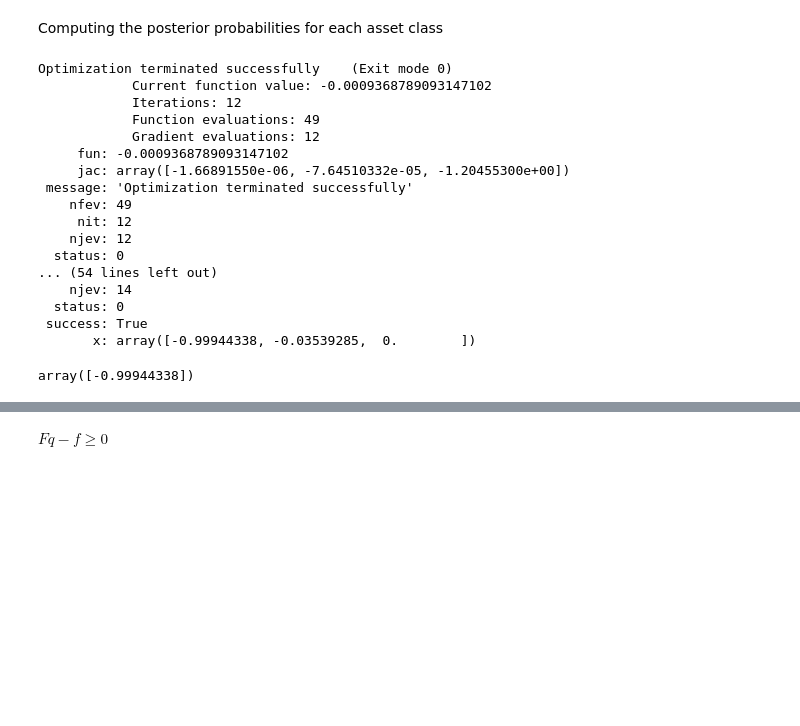
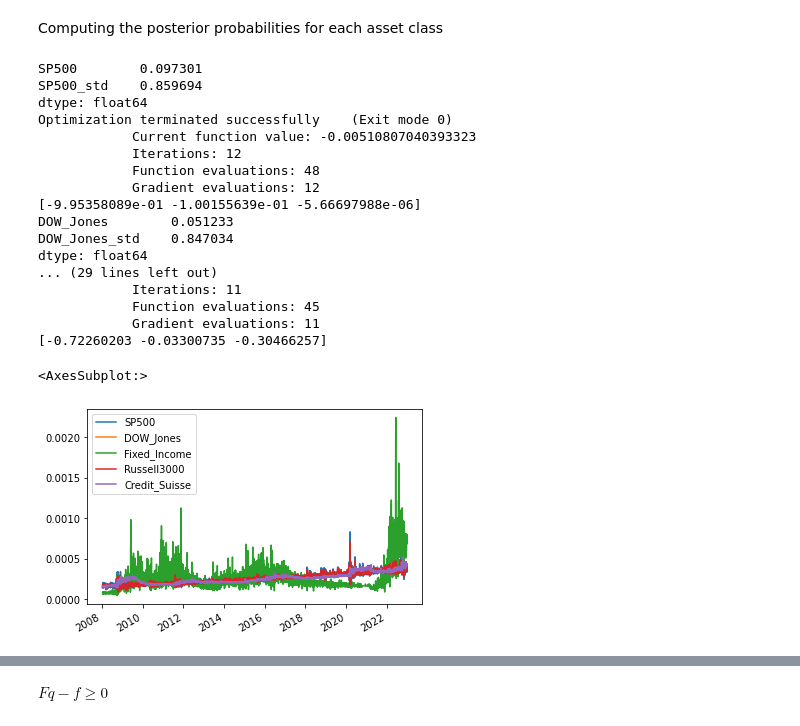
Before and after one commit to LucaDaquanno/Conditional-Monte-Carlo, a Jupyter notebook: Entropy_pool_prob_300323.ipynb, the cells around one changed output, grey strips where cells are left out. Cells and saved outputs as stored; diff of their text form; code cells hidden in the pictures; blank space fills up the shorter version.

```diff
--- a/Entropy_pool_prob_300323.ipynb
+++ b/Entropy_pool_prob_300323.ipynb
@@ -375,6 +411,8 @@ obj_vol=absolute_views_vol[0]
 # %% [markdown]
 Define a loop for estimating the parameters of the distribution and extract quantiles
 # %%
+v_star1=[]
+v_star2=[]
 for j in x.columns:
     "Fitting the distribution"
     df.loc[j],loc_t.loc[j],scale_t.loc[j]=t.fit(asset_mean_distribution[j])
@@ -387,5 +425,5 @@ for j in x.columns:
     v_star2.append(vol_distribution[j].quantile(quantile_vol.loc[j]))
 v_star1=pd.Series(v_star1)
 v_star2=pd.Series(v_star2)
-quantile_mean=quantile_mean.dropna()
-quantile_vol=quantile_vol.dropna()
+quantile_mean=round(quantile_mean.dropna(),2)
+quantile_vol=round(quantile_vol.dropna(),2)
@@ -422,10 +486,11 @@ def neg_Dual_func_eq_constr(Lmbda_vector,P_0,H_matrix,h):
    lmbda vector is an array with initial values for Lagrange multipliers
    The function returns the objective function value to optimize '''
    K_eq=len(h)
+   K_eq=len(h)
    lmbda_2=Lmbda_vector[0:K_eq]
    Lmbda_vector[K_eq:]=0
    q=np.exp(np.log(P_0) - 1 - H_matrix.T.dot(lmbda_2))
-   Dual_func= q.T.dot(np.log(q) - np.log(P_0)) + lmbda_2.T.dot(H_matrix.dot(q)-h)
+   Dual_func=  q.T.dot(np.log(q) - np.log(P_0)) + lmbda_2.T.dot(H_matrix.dot(q)-h)
    return - Dual_func
 
 def neg_Dual_func_constr(Lmbda_vector,P_0,F_matrix,H_matrix,f,h):
@@ -487,25 +568,24 @@ We have to determine the sign of the view, the optimizer works with > constraint
 * in case of positive views we leave the original sign unchanged
 * in case of negative views we have to change the sign
 # %%
-absolute_view_mean_sign=['-','-','-','-','-']
-absolute_view_vol_sign=['+','+','+','+','+']
+absolute_view_mean_sign=pd.Series(['-','-','-','-','-'],index=x.columns)
+absolute_view_vol_sign=pd.Series(['+','+','+','+','+'],index=x.columns)
 v_1x_aux=v_1x.copy()
 v_2x_aux=v_2x.copy()
 v_star1_aux=v_star1.copy()
 v_star2_aux=v_star2.copy()
-for i in np.arange(0,len(absolute_view_mean_sign)):
-    if absolute_view_mean_sign[i]=='+':
+for i in x.columns:
+    if absolute_view_mean_sign.loc[i]=='+':
         continue
     else:
-        v_1x_aux.iloc[i]=-v_1x.iloc[i]
-        v_star1_aux.iloc[i]=-v_star1.iloc[i]
-
-for i in np.arange(0,len(absolute_view_vol_sign)):
-    if absolute_view_mean_sign[i]=='+':
+        v_1x_aux[i]=-v_1x[i]
+        v_star1_aux[i]=-v_star1.loc[i]
+for i in x.columns:
+    if absolute_view_vol_sign[i]=='+':
         continue
     else:
-        v_2x_aux.iloc[i]=-v_2x.iloc[i]
-        v_star2_aux.iloc[i]=-v_star2.iloc[i]
+        v_2x_aux[i]=v_2x[i]
+        v_star2_aux.loc[i]=v_star2.loc[i]
 # %% [markdown]
 Now we need to alternate views on mean and volatility
 # %%
@@ -537,13 +612,13 @@ for i in x.columns:
     f=pd.Series()
     if i not in mean_views.index:
         H=pd.concat([H,v_1x[i]],axis=1)
-        h=pd.concat[(h,pd.Series(v_star1.loc[i]))]
+        h=pd.concat([h,pd.Series(v_star1.loc[i])])
     else:
         F=pd.concat([F,v_1x_aux[i]],axis=1)
         f=pd.concat([f,pd.Series(v_star1_aux.loc[i])])
     if i not in vol_views.index:
         H=pd.concat([H,v_2x[i+'_std']],axis=1)
-        h=pd.concat[(h,pd.series(v_star2.loc[i+'_std']))]
+        h=pd.concat([h,pd.Series(v_star2.loc[i+'_std'])])
     else:
         F=pd.concat([F,v_2x[i+'_std']],axis=1)
         f=pd.concat([f,pd.Series(v_star2_aux.loc[i+'_std'])])
@@ -557,6 +632,8 @@ for i in x.columns:
     F=F.T
     H=H.T
     f.index=F.index
+    h.index=H.index
+    print(f)
     if (K_eq!=0) & (K_ineq!=0):
         obj_fun= neg_Dual_func_constr
     else:
@@ -574,34 +651,37 @@ for i in x.columns:
         bnds=[(None,None)]+bnds
     else:
         bnds= [(None,None) for _ in range(K_eq)]
+        #bnds=[(None,None)]+bnds
+    #print(K_eq)
     res=spopt.minimize(obj_fun,lmbda_vector_0,method='SLSQP',args=arguments,bounds=bnds,constraints=cons,options={'maxiter':200,'disp': True})
     Lagrangian_mltps=res.x
-    print(res)
+    print(res.x)
     lmbda_2=Lagrangian_mltps[0:K_eq]
     lmbda_1=Lagrangian_mltps[K_eq:K_ineq+1]
     post_prob[i]=np.exp(np.log(p_0) - 1 - F.T.dot(lmbda_1) - H.T.dot(lmbda_2))
 # %% [output]
+SP500        0.097301
+SP500_std    0.859694
+dtype: float64
 Optimization terminated successfully    (Exit mode 0)
-            Current function value: -0.0009368789093147102
+            Current function value: -0.00510807040393323
             Iterations: 12
-            Function evaluations: 49
+            Function evaluations: 48
             Gradient evaluations: 12
-     fun: -0.0009368789093147102
-     jac: array([-1.66891550e-06, -7.64510332e-05, -1.20455300e+00])
- message: 'Optimization terminated successfully'
-    nfev: 49
-     nit: 12
-    njev: 12
-  status: 0
-... (54 lines left out)
-    njev: 14
-  status: 0
- success: True
-       x: array([-0.99944338, -0.03539285,  0.        ])
+[-9.95358089e-01 -1.00155639e-01 -5.66697988e-06]
+DOW_Jones        0.051233
+DOW_Jones_std    0.847034
+dtype: float64
+... (29 lines left out)
+            Iterations: 11
+            Function evaluations: 45
+            Gradient evaluations: 11
+[-0.72260203 -0.03300735 -0.30466257]
 # %%
-lmbda_2
+post_prob.plot()
 # %% [output]
-array([-0.99944338])
+<AxesSubplot:>
+[figure, added]
 # %%
 (post_prob*epsilon_restricted).sum()
 # %% [output]
```
Also changed, not shown: parts of 14 cells of this notebook, 1 other file.
